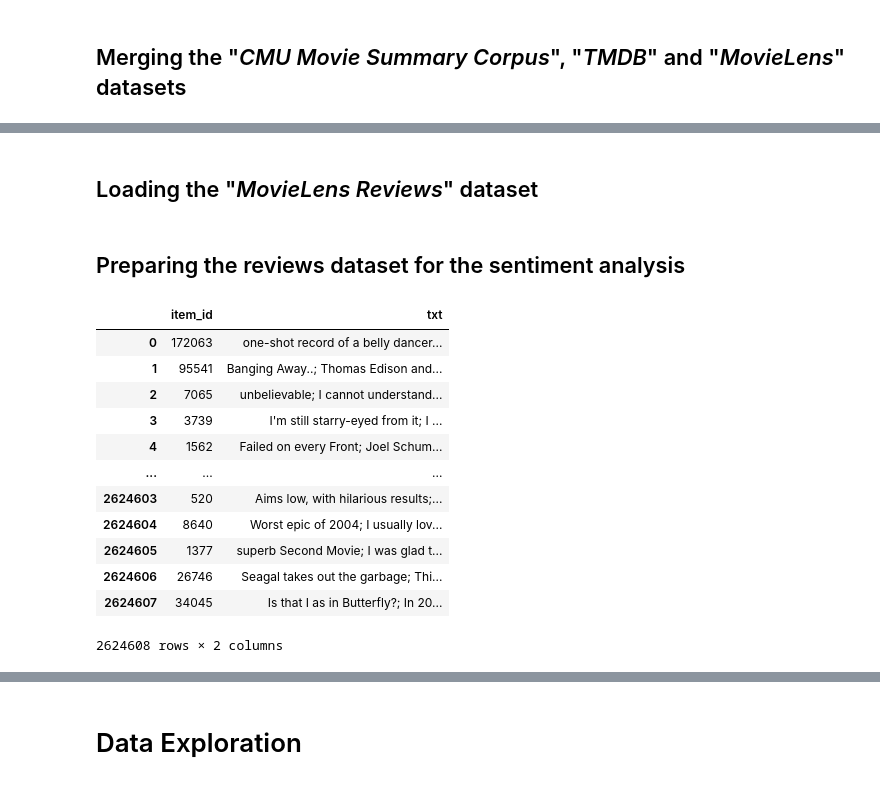
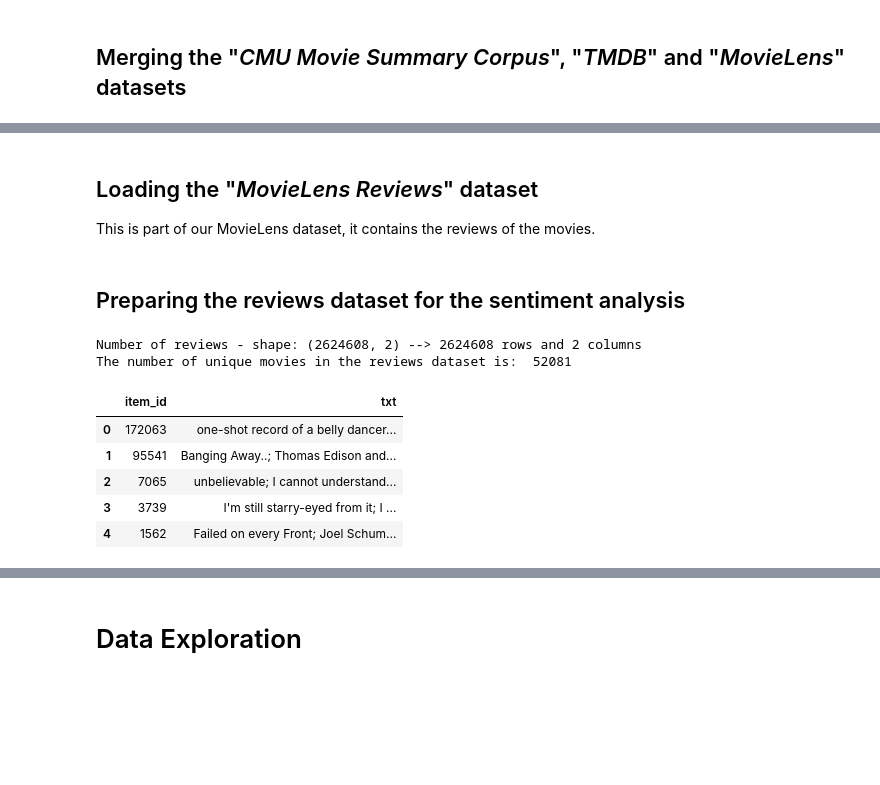
Before and after one commit to epfl-ada/ada-2024-project-gear5, a Jupyter notebook: data_exploration.ipynb, the cells around one changed output, grey strips where cells are left out. Drawn from its saved outputs; the diff is of its cells as text; code cells hidden in the pictures; blank space fills up the shorter version.

```diff
--- a/data_exploration.ipynb
+++ b/data_exploration.ipynb
@@ -363,4 +204,5 @@ filtered final data - shape: (67094, 12) --> 67094 rows and 12 columns
 filtered_final_data.to_pickle("./data/Three_Datasets_Combined.pkl")
 # %% [markdown]
 ## Loading the "_MovieLens Reviews_" dataset
+This is part of our MovieLens dataset, it contains the reviews of the movies.
 # %%
@@ -375,18 +214,15 @@ filtered_final_data.to_pickle("./data/Three_Datasets_Combined.pkl")
 # %%
 # For faster loading we will load the reviews from the pickle file
 reviews_df = pd.read_pickle('./data/reviews.pkl')
-reviews_df
+print_df_size("Number of reviews", reviews_df)
+print("The number of unique movies in the reviews dataset is: ", reviews_df['item_id'].nunique())
+reviews_df.head()
 # %% [output]
+Number of reviews - shape: (2624608, 2) --> 2624608 rows and 2 columns
+The number of unique movies in the reviews dataset is:  52081
 |  | item_id | txt |
 | 0 | 172063 | one-shot record of a belly dancer... |
 | 1 | 95541 | Banging Away..; Thomas Edison and... |
 | 2 | 7065 | unbelievable; I cannot understand... |
 | 3 | 3739 | I'm still starry-eyed from it; I ... |
 | 4 | 1562 | Failed on every Front; Joel Schum... |
-| ... | ... | ... |
-| 2624603 | 520 | Aims low, with hilarious results;... |
-| 2624604 | 8640 | Worst epic of 2004; I usually lov... |
-| 2624605 | 1377 | superb Second Movie; I was glad t... |
-| 2624606 | 26746 | Seagal takes out the garbage; Thi... |
-| 2624607 | 34045 | Is that I as in Butterfly?; In 20... |
-2624608 rows × 2 columns
```
Also changed, not shown: parts of 54 cells of this notebook, 2 other files.
